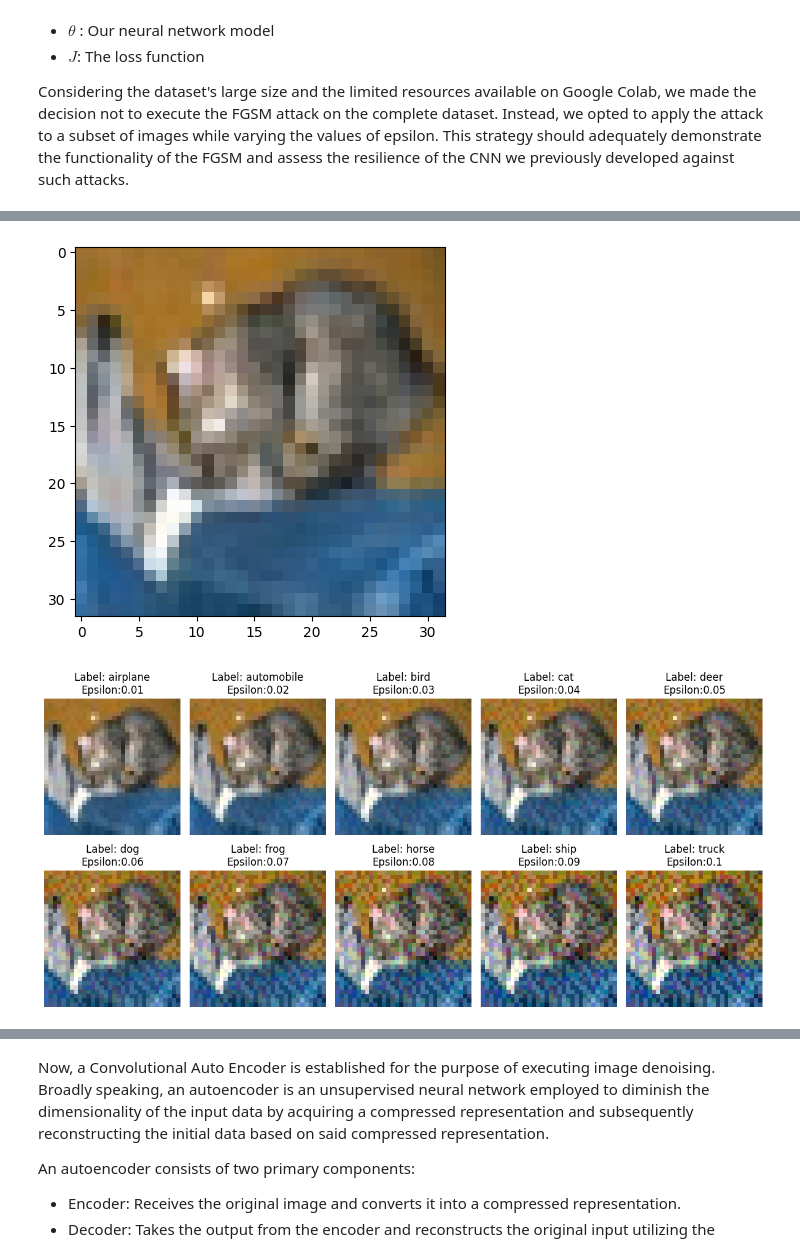
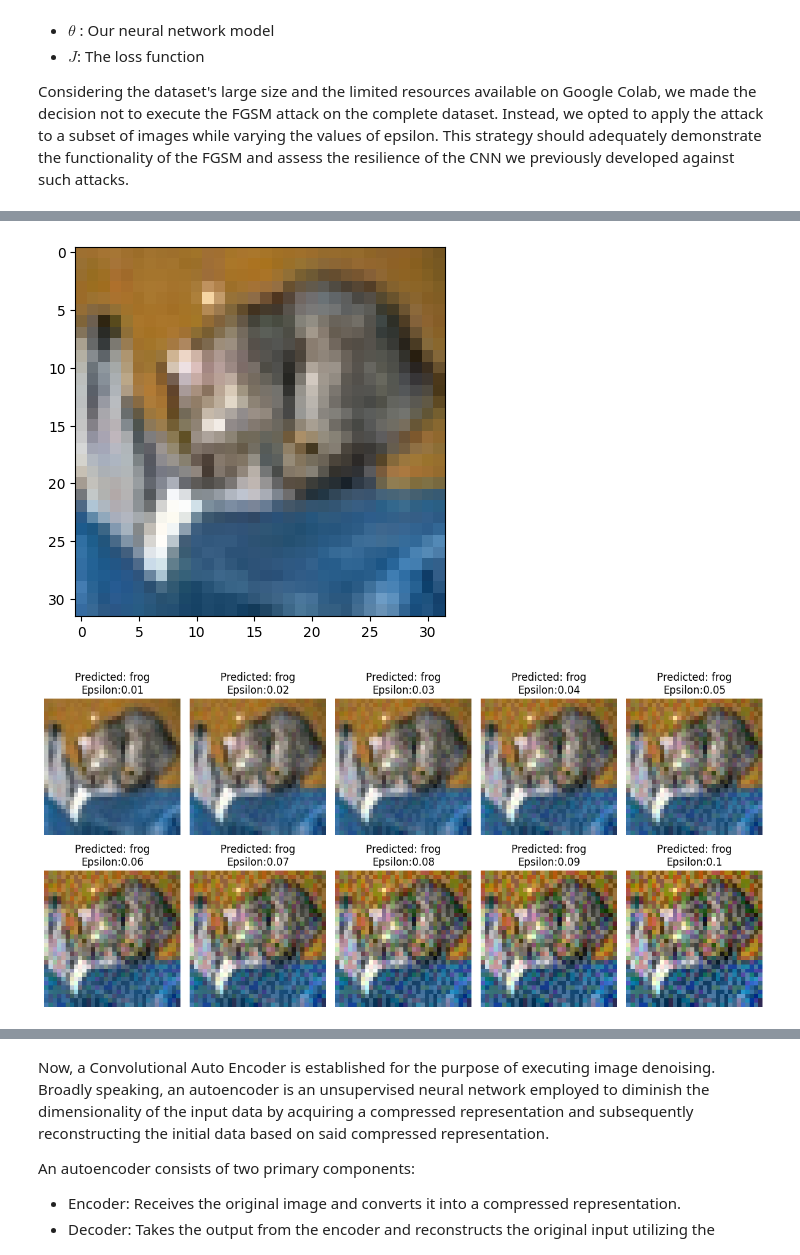
Before and after one commit to C1PO/CIFAR10-classification_and_analysis, a Jupyter notebook: cognition&computation.ipynb, the cells around one changed output, grey strips where cells are left out. Drawn from its saved outputs; the diff is of its cells as text; code cells hidden in the pictures.

```diff
--- a/cognition&computation.ipynb
+++ b/cognition&computation.ipynb
@@ -610,17 +619,13 @@ def plot_adversarial_image(x_adv):
 x = x_test[0]
 x = x.reshape(1, 32, 32, 3)
 y_true = np.argmax(y_test[0])
-epsilons = [0.01, 0.03, 0.05, 0.07, 0.09, 0.1, 0.3, 0.5, 0.7, 0.9]
+epsilons = [0.01, 0.02, 0.03, 0.04, 0.05, 0.06, 0.07, 0.08, 0.09, 0.1]
 perturbated_images=[]
 perturbated_labels=[]
-
 #show the image with several epsilon values
-for i in epsilons:
-  x_adv = generate_adversarial_example(x, y_true, i)
+for e in epsilons:
+  x_adv = generate_adversarial_example(x, y_true, e)
   perturbated_images.append(x_adv)
   y_pred_adv = model.predict(x_adv)
   perturbated_labels.append(labels[np.argmax(y_pred_adv)])
-
-  #print("Epsilon: ",i)
-  #plot_adversarial_image(x_adv)
 # %% [output]
@@ -633,21 +642,21 @@ for i in epsilons:
 # %%
 plt.imshow(x_test[0])
 plt.show()
 #Plot the images with the different epsilon
 fig, axs = plt.subplots(2, 5, figsize=(12, 6))
 
 for i, ax in enumerate(axs[0]):
     ax.imshow(np.squeeze(perturbated_images[i]), cmap='viridis')
-    ax.set_title(f"Label: {labels[i]}\nEpsilon:{epsilons[i]}")
+    ax.set_title(f"Predicted: {perturbated_labels[i]}\nEpsilon:{epsilons[i]}")
     ax.axis('off')
 
 for i, ax in enumerate(axs[1]):
     ax.imshow(np.squeeze(perturbated_images[i+5]), cmap='viridis')
-    ax.set_title(f"Predicted: {labels[i + 5]}\nEpsilon:{epsilons[i+5]}")
+    ax.set_title(f"Predicted: {perturbated_labels[i + 5]}\nEpsilon:{epsilons[i+5]}")
     ax.axis('off')
 
 plt.tight_layout()
 plt.show()
 # %% [output]
 [figure]
-[figure, old version]
+[figure, new version]
```
Also changed, not shown: parts of 31 cells of this notebook.
